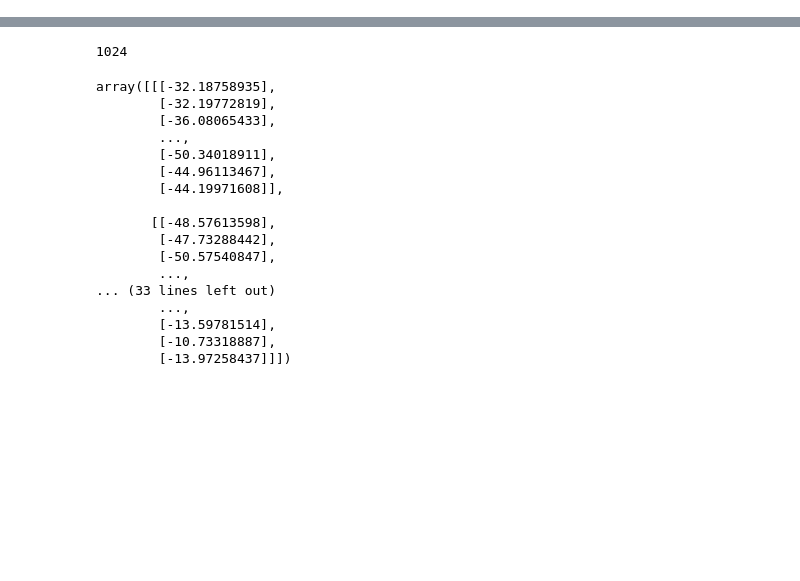
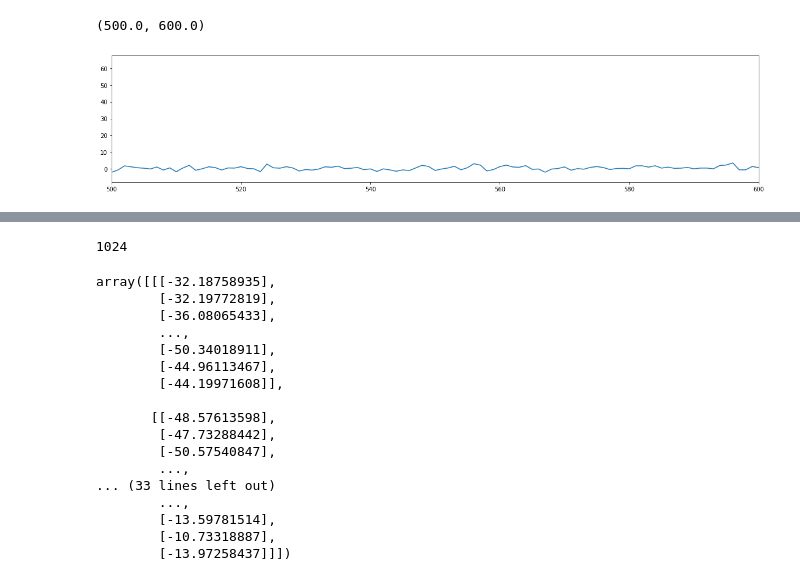
Before and after one commit to akensert/deep-learning-peak-detection, a Jupyter notebook: notebooks/01_convolutional-neural-network.ipynb, the cells around one changed output, grey strips where cells are left out. Saved outputs shown, nothing was run; the diff lists cells and outputs as text; code cells hidden in the pictures; blank space fills up the shorter version.

```diff
--- a/notebooks/01_convolutional-neural-network.ipynb
+++ b/notebooks/01_convolutional-neural-network.ipynb
@@ -356,0 +346,7 @@ NameError: name 'pd' is not defined
+# %%
+plt.figure(figsize=(20, 4))
+plt.plot(x[0])
+plt.xlim(500, 600)
+# %% [output]
+(500.0, 600.0)
+[figure, added]
```
Also changed, not shown: parts of 15 cells of this notebook, 1 other file.
